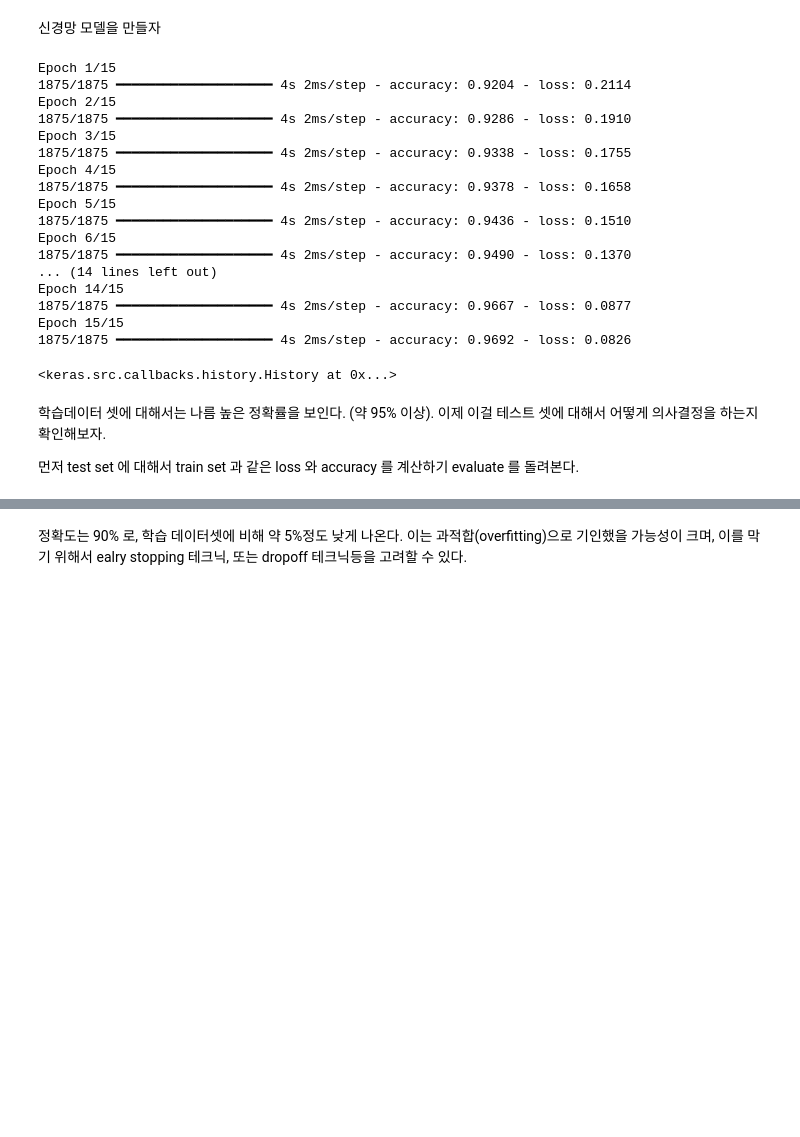
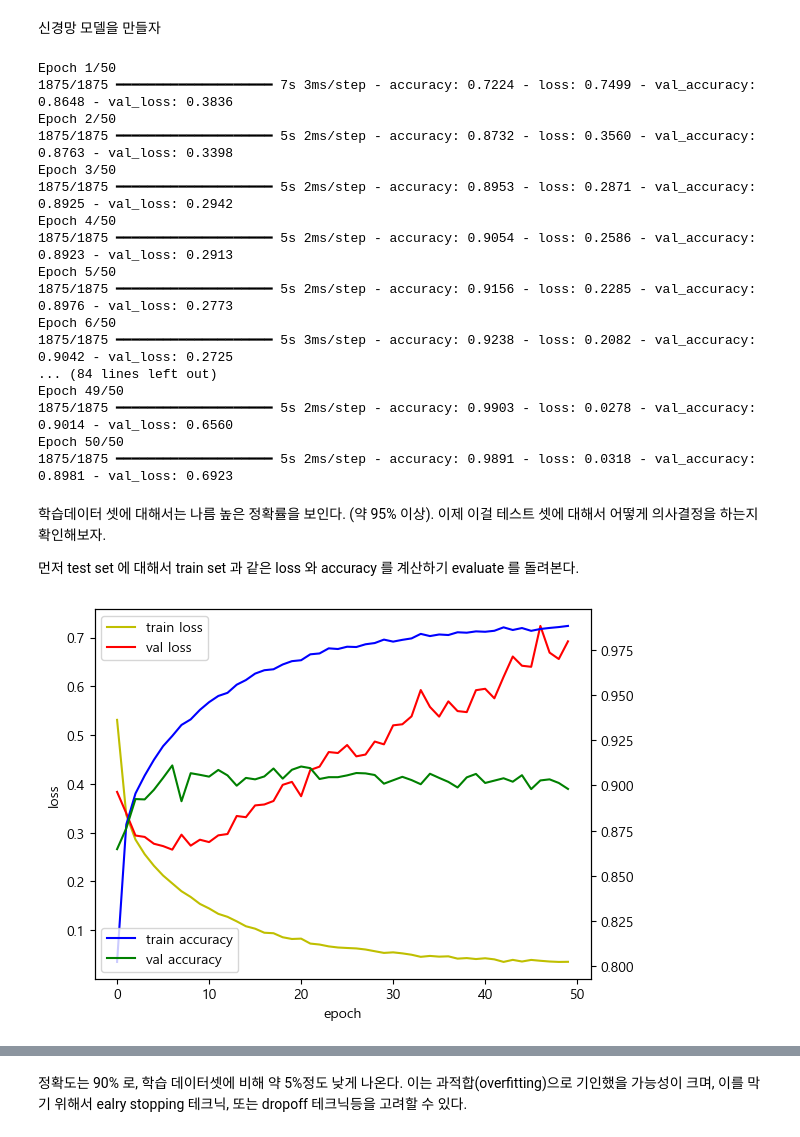
Before and after one commit to mgsong83/Deeplearning, a Jupyter notebook: keras/05_MNIST_Fashion/MNIST_Fashin_Classification.ipynb, the cells around one changed output, grey strips where cells are left out. Saved outputs shown, nothing was run; the diff lists cells and outputs as text; code cells hidden in the pictures; blank space fills up the shorter version.

```diff
--- a/keras/05_MNIST_Fashion/MNIST_Fashin_Classification.ipynb
+++ b/keras/05_MNIST_Fashion/MNIST_Fashin_Classification.ipynb
@@ -95,7 +95,9 @@ model.add( tf.keras.layers.Conv2D( 64, (3,3), activation='relu' ))
 
 model.add( tf.keras.layers.Flatten())
 model.add( tf.keras.layers.Dense(64, activation= 'relu'))
+model.add( tf.keras.layers.Dropout(0.2))
 model.add( tf.keras.layers.Dense(32, activation= 'relu'))
+model.add( tf.keras.layers.Dropout(0.2))
 model.add( tf.keras.layers.Dense(10, activation = 'softmax') )
 
 
@@ -107,27 +109,47 @@ model.compile( optimizer='adam',
               loss = 'crossentropy',
               metrics=['accuracy'])
 # %%
-model.fit(x_train_normalized, y_train_encoded, epochs=15)
+hist = model.fit(x_train_normalized, y_train_encoded, epochs=50, validation_data=( x_test_normalized, y_test_encoded) )
 # %% [output]
-Epoch 1/15
-1875/1875 ━━━━━━━━━━━━━━━━━━━━ 4s 2ms/step - accuracy: 0.9204 - loss: 0.2114
-Epoch 2/15
-1875/1875 ━━━━━━━━━━━━━━━━━━━━ 4s 2ms/step - accuracy: 0.9286 - loss: 0.1910
-Epoch 3/15
-1875/1875 ━━━━━━━━━━━━━━━━━━━━ 4s 2ms/step - accuracy: 0.9338 - loss: 0.1755
-Epoch 4/15
-1875/1875 ━━━━━━━━━━━━━━━━━━━━ 4s 2ms/step - accuracy: 0.9378 - loss: 0.1658
-Epoch 5/15
-1875/1875 ━━━━━━━━━━━━━━━━━━━━ 4s 2ms/step - accuracy: 0.9436 - loss: 0.1510
-Epoch 6/15
-1875/1875 ━━━━━━━━━━━━━━━━━━━━ 4s 2ms/step - accuracy: 0.9490 - loss: 0.1370
-... (14 lines left out)
-Epoch 14/15
-1875/1875 ━━━━━━━━━━━━━━━━━━━━ 4s 2ms/step - accuracy: 0.9667 - loss: 0.0877
-Epoch 15/15
-1875/1875 ━━━━━━━━━━━━━━━━━━━━ 4s 2ms/step - accuracy: 0.9692 - loss: 0.0826
+Epoch 1/50
+1875/1875 ━━━━━━━━━━━━━━━━━━━━ 7s 3ms/step - accuracy: 0.7224 - loss: 0.7499 - val_accuracy: 0.8648 - val_loss: 0.3836
+Epoch 2/50
+1875/1875 ━━━━━━━━━━━━━━━━━━━━ 5s 2ms/step - accuracy: 0.8732 - loss: 0.3560 - val_accuracy: 0.8763 - val_loss: 0.3398
+Epoch 3/50
+1875/1875 ━━━━━━━━━━━━━━━━━━━━ 5s 2ms/step - accuracy: 0.8953 - loss: 0.2871 - val_accuracy: 0.8925 - val_loss: 0.2942
+Epoch 4/50
+1875/1875 ━━━━━━━━━━━━━━━━━━━━ 5s 2ms/step - accuracy: 0.9054 - loss: 0.2586 - val_accuracy: 0.8923 - val_loss: 0.2913
+Epoch 5/50
+1875/1875 ━━━━━━━━━━━━━━━━━━━━ 5s 2ms/step - accuracy: 0.9156 - loss: 0.2285 - val_accuracy: 0.8976 - val_loss: 0.2773
+Epoch 6/50
+1875/1875 ━━━━━━━━━━━━━━━━━━━━ 5s 3ms/step - accuracy: 0.9238 - loss: 0.2082 - val_accuracy: 0.9042 - val_loss: 0.2725
+... (84 lines left out)
+Epoch 49/50
+1875/1875 ━━━━━━━━━━━━━━━━━━━━ 5s 2ms/step - accuracy: 0.9903 - loss: 0.0278 - val_accuracy: 0.9014 - val_loss: 0.6560
+Epoch 50/50
+1875/1875 ━━━━━━━━━━━━━━━━━━━━ 5s 2ms/step - accuracy: 0.9891 - loss: 0.0318 - val_accuracy: 0.8981 - val_loss: 0.6923
-<keras.src.callbacks.history.History at 0x...>
 # %% [markdown]
 학습데이터 셋에 대해서는 나름 높은 정확률을 보인다. (약 95% 이상). 이제 이걸 테스트 셋에 대해서 어떻게 의사결정을 하는지 확인해보자.
 
 먼저 test set 에 대해서 train set 과 같은 loss 와 accuracy 를 계산하기 evaluate 를 돌려본다.
+# %%
+import matplotlib.pyplot as plt
+
+fig, loss_ax = plt.subplots()
+acc_ax = loss_ax.twinx()
+
+loss_ax.plot(hist.history['loss'], 'y', label = 'train loss')
+loss_ax.plot(hist.history['val_loss'], 'r', label = 'val loss')
+acc_ax.plot(hist.history['accuracy'], 'b', label = 'train accuracy')
+acc_ax.plot(hist.history['val_accuracy'], 'g', label = 'val accuracy')
+
+loss_ax.set_xlabel('epoch')
+loss_ax.set_ylabel('loss')
+acc_ax.set_xlabel('accuracy')
+
+loss_ax.legend(loc = 'upper left')
+acc_ax.legend(loc = 'lower left')
+
+plt.show()
+# %% [output]
+[figure, added]
```
Also changed, not shown: parts of 4 cells of this notebook, 5 other files.
